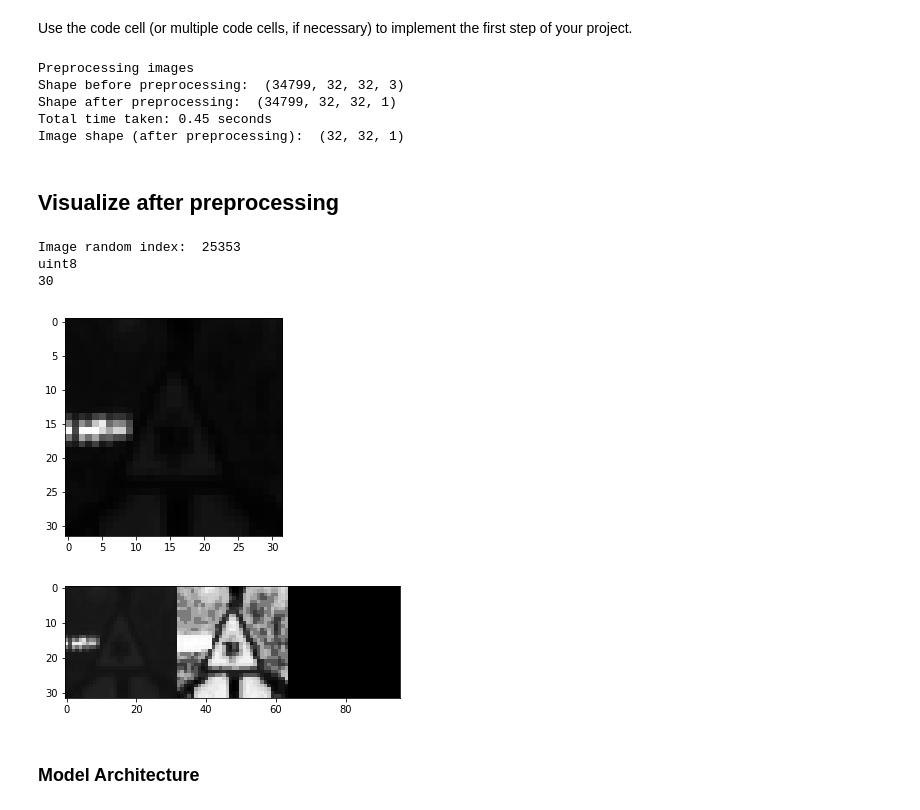
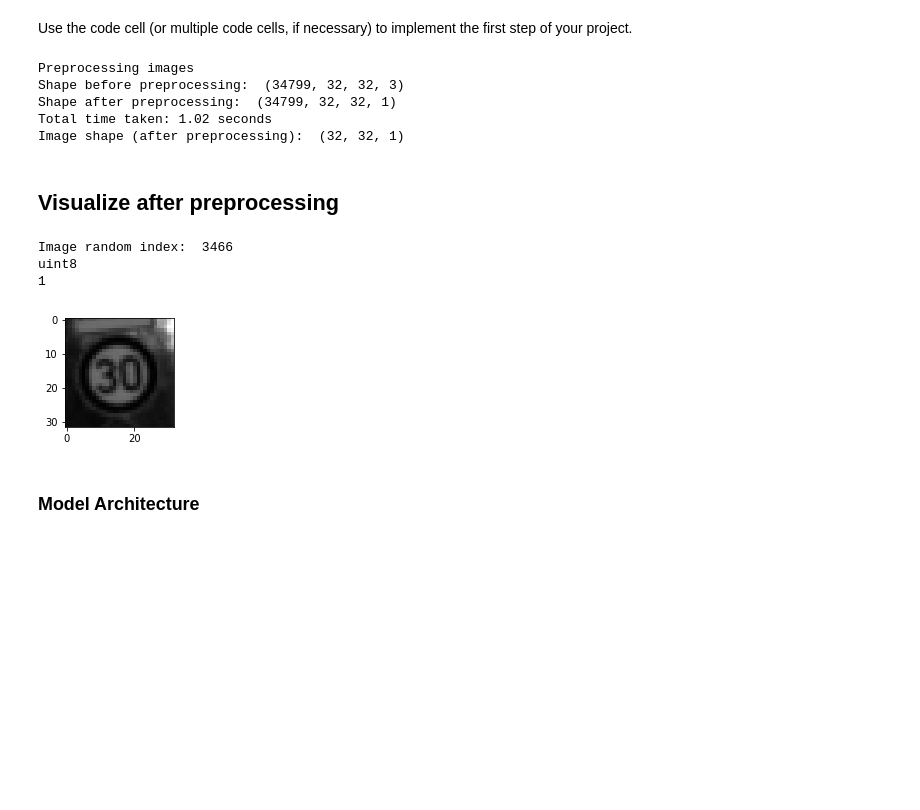
Before and after one commit to vijay-daniel/CarND-Traffic-Sign-Classifier-Project, a Jupyter notebook: Traffic_Sign_Classifier.ipynb, the cells around one changed output. Saved outputs shown, nothing was run; the diff lists cells and outputs as text; code cells hidden in the pictures; blank space fills up the shorter version.

```diff
--- a/Traffic_Sign_Classifier.ipynb
+++ b/Traffic_Sign_Classifier.ipynb
@@ -188,6 +210,7 @@ import cv2
 def preprocess(img):
     original_shape = img.shape
     gray_image = cv2.cvtColor(img, cv2.COLOR_BGR2GRAY)
+    gray_image = cv2.normalize(gray_image, np.zeros(gray_image.shape), 0, 255, cv2.NORM_MINMAX, dtype=cv2.CV_8U)
     return gray_image.reshape(gray_image.shape + (1,))
 
 def preprocess_list(images):
@@ -212,44 +235,36 @@ print("Image shape (after preprocessing): ", image_shape)
 Preprocessing images
 Shape before preprocessing:  (34799, 32, 32, 3)
 Shape after preprocessing:  (34799, 32, 32, 1)
-Total time taken: 0.45 seconds
+Total time taken: 1.02 seconds
 Image shape (after preprocessing):  (32, 32, 1)
 # %% [markdown]
 ## Visualize after preprocessing
 # %%
 import random
 import cv2
 ### Data exploration visualization code goes here.
 ### Feel free to use as many code cells as needed.
 import matplotlib.pyplot as plt
 # Visualizations will be shown in the notebook.
 %matplotlib inline
 
 index = random.randint(0, len(X_train))
 print("Image random index: ", index)
 # image = X_train[index].squeeze()
 gray_image = X_train[index].squeeze()
 
-hist_image = cv2.equalizeHist(gray_image)
-
 print(gray_image.dtype)
-norm_image = np.zeros(gray_image.shape)
-cv2.normalize(gray_image, norm_image, 0, 255, cv2.NORM_MINMAX, dtype=cv2.CV_8U)
 
 print(y_train[index])
 
-# plt.figure(figsize=(1,1))
+plt.figure(figsize=(2,2))
 plt.imshow(gray_image, cmap='gray')
 plt.show()
-
-plt.imshow(np.hstack((gray_image, hist_image, norm_image)), cmap='gray')
-plt.show()
 # %% [output]
-Image random index:  25353
+Image random index:  3466
 uint8
-30
+1
-[figure, old version]
+[figure, new version]
-[figure, removed]
 # %% [markdown]
 ### Model Architecture
 # %%
```
Also changed, not shown: parts of 3 cells of this notebook.
